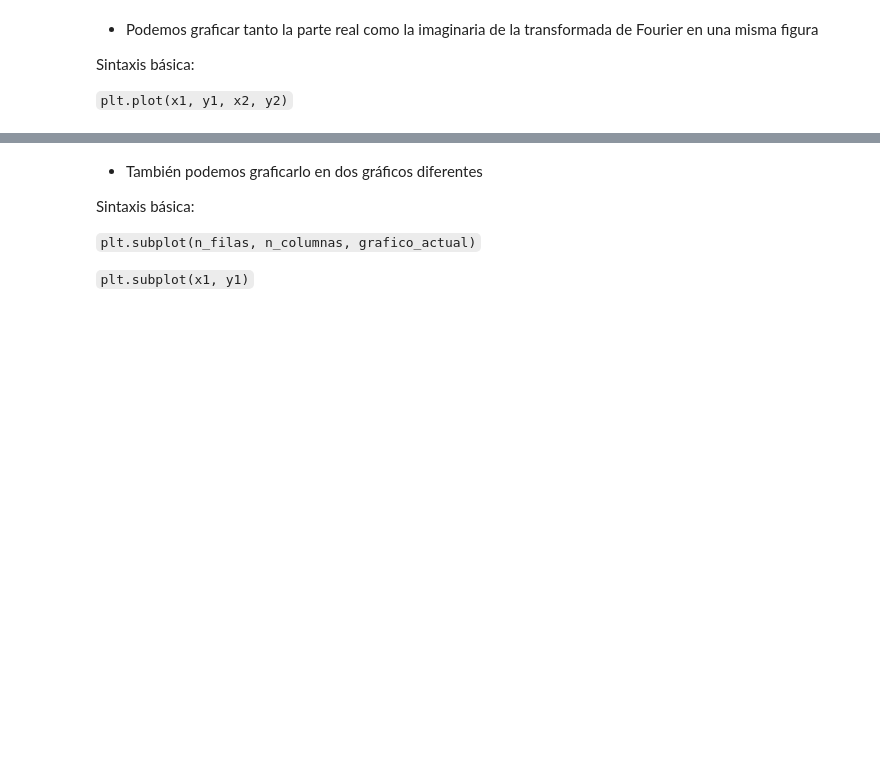
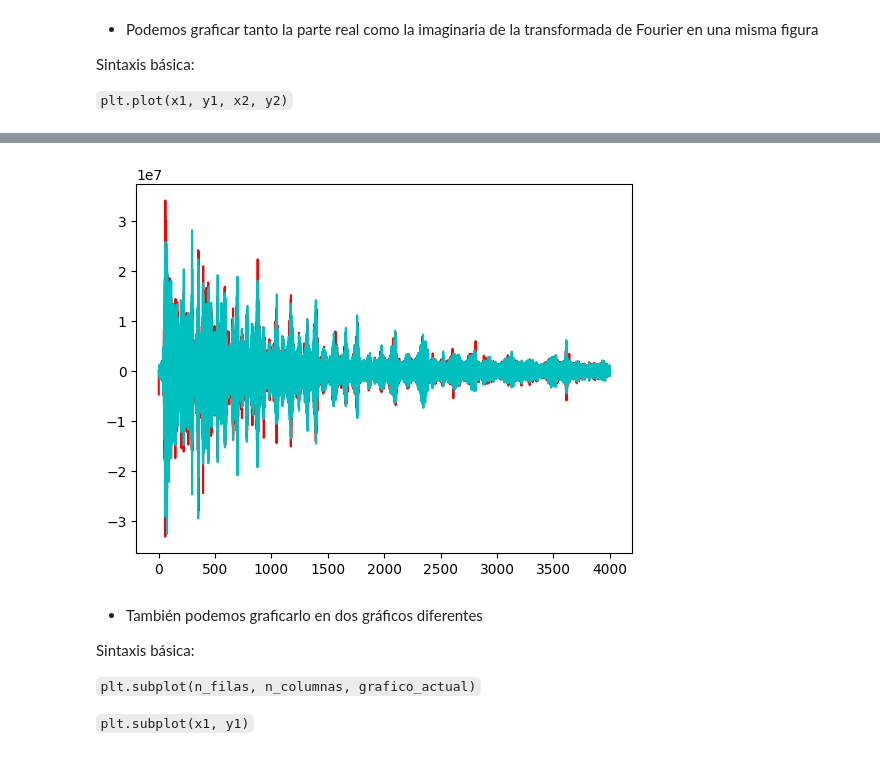
Before and after one commit to estebangonzalezITM/ProgramacionAvanzada, a Jupyter notebook: Notebooks/10_Matplotlib.ipynb, the cells around one changed output, grey strips where cells are left out. Saved outputs shown, nothing was run; the diff lists cells and outputs as text; code cells hidden in the pictures; blank space fills up the shorter version.

```diff
--- a/Notebooks/10_Matplotlib.ipynb
+++ b/Notebooks/10_Matplotlib.ipynb
@@ -154,3 +183,8 @@ plt.show()
+# %%
+plt.plot(freq[ind], sp[ind].real,'r',freq[ind], sp[ind].imag,'c')
+plt.show()
+# %% [output]
+[figure, added]
 # %% [markdown]
 * También podemos graficarlo en dos gráficos diferentes
 
```
Also changed, not shown: parts of 21 cells of this notebook, 1 other file.
